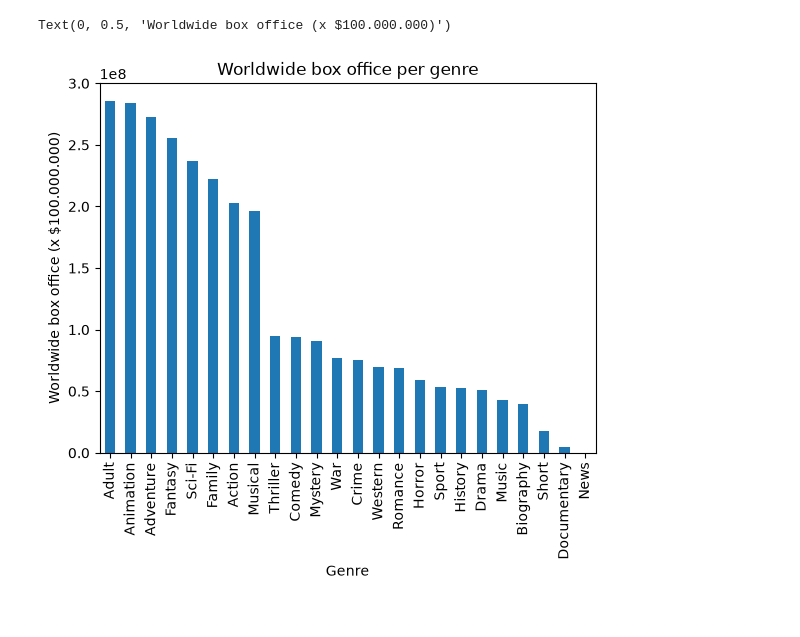
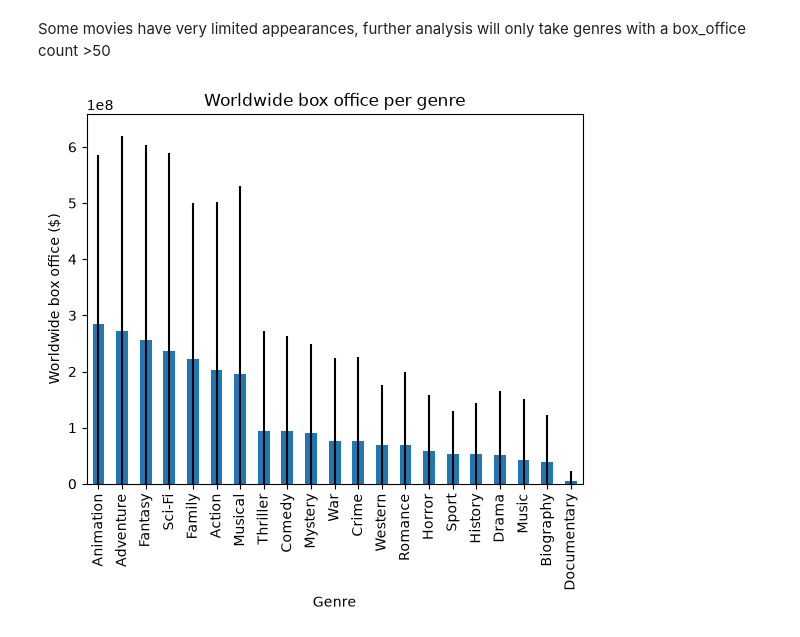
Before and after one commit to stormwittebrood/database-management-movies, a Jupyter notebook: python/Storm_database_encapsulator.ipynb, the cells around one changed output. Saved outputs shown, nothing was run; the diff lists cells and outputs as text; code cells hidden in the pictures.

```diff
--- a/python/Storm_database_encapsulator.ipynb
+++ b/python/Storm_database_encapsulator.ipynb
@@ -27,6 +32,7 @@ def movie_bo (): #make it easy to call the overlapping movies in movie and box_o
             movie.title,
             movie.runtime,
             rating.rating_name,
+            movie.release_date,
             box_office.worldwide_box_office
         from movie
         join rating
@@ -41,6 +47,7 @@ def movie_bo (): #make it easy to call the overlapping movies in movie and box_o
         "title",
         "runtime",
         "rating",
+        "release_date",
         "worldwide_box_office"
     ] #define column names for dataframe
 
@@ -78,6 +87,7 @@ def genre_box_office (): #Function for calling the genre per movie and its corre
     cur.execute("""
         select
             movie.title,
+            movie.release_date,
             genre.genre_name,
             box_office.worldwide_box_office
         from movie
@@ -93,6 +103,7 @@ def genre_box_office (): #Function for calling the genre per movie and its corre
 
     columns = [
         "title",
+        "release_date",
         "genre",
         "worldwide_box_office"
     ] #define column names for dataframe
@@ -117,0 +129,9 @@ df2.head()
+# %%
+#First, a quick statistical overview of the genres within the dataset is required to understand the data
+df_genre = genre_box_office() #use the encapsulator
+
+genre_summary = (
+    df_genre.groupby("genre")["worldwide_box_office"].agg(["count","mean","std"]).sort_values("count",ascending=False) #creating a table that takes the box_office per genre with the corresponding count, mean and std
+)
+
+genre_summary #show table
@@ -118,35 +157,21 @@ df2.head()
+# %% [markdown]
+Some movies have very limited appearances, further analysis will only take genres with a box_office count >50
 # %%
-import matplotlib.pyplot as plt
+genre_summary = genre_summary[genre_summary["count"] > 50] #exclude genres with lower than 50 appearences
 
-df_genre = genre_box_office()
+genre_summary = genre_summary.sort_values("mean", ascending = False) #sort by genres with highest average box_office
 
-genre_average = (
-    df_genre.groupby("genre")["worldwide_box_office"].mean().sort_values(ascending= False)
-)
-genre_median = (
-    df_genre.groupby("genre")["worldwide_box_office"].median().sort_values(ascending= False)
-)
-
-genre_average.plot(
-    kind = "bar",
+#Want to show average box_office and STDEV into one plot ussing the Y-error value
+genre_summary["mean"].plot(     #create plot of genre_summary
+    kind = "bar",               #bar plot
+    yerr = genre_summary["std"] # y error value std
 )
 
 plt.title("Worldwide box office per genre")
 plt.suptitle("")
 plt.xlabel("Genre")
-plt.ylabel("Worldwide box office (x $100.000.000)")
+plt.ylabel("Worldwide box office ($)")
+plt.ylim(bottom=0) #dont want negative y error since it does not add value
 plt.show()
-
-
-genre_average.plot(
-    kind = "bar",
-)
-
-plt.title("Worldwide box office per genre")
-plt.suptitle("")
-plt.xlabel("Genre")
-plt.ylabel("Worldwide box office (x $100.000.000)")
-plt.show()
 # %% [output]
-Text(0, 0.5, 'Worldwide box office (x $100.000.000)')
-[figure, old version]
+[figure, new version]
```
Also changed, not shown: parts of 20 cells of this notebook.
